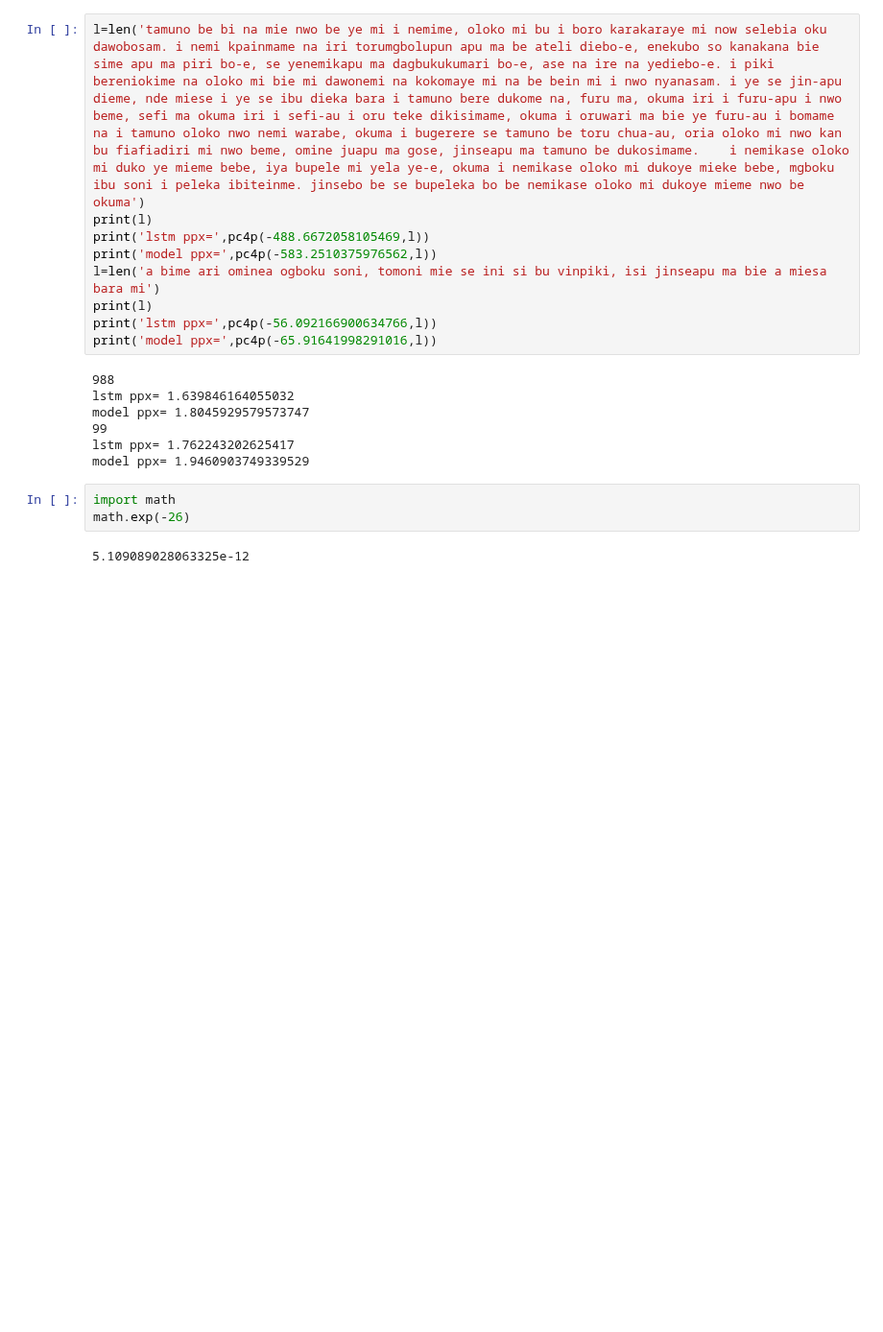
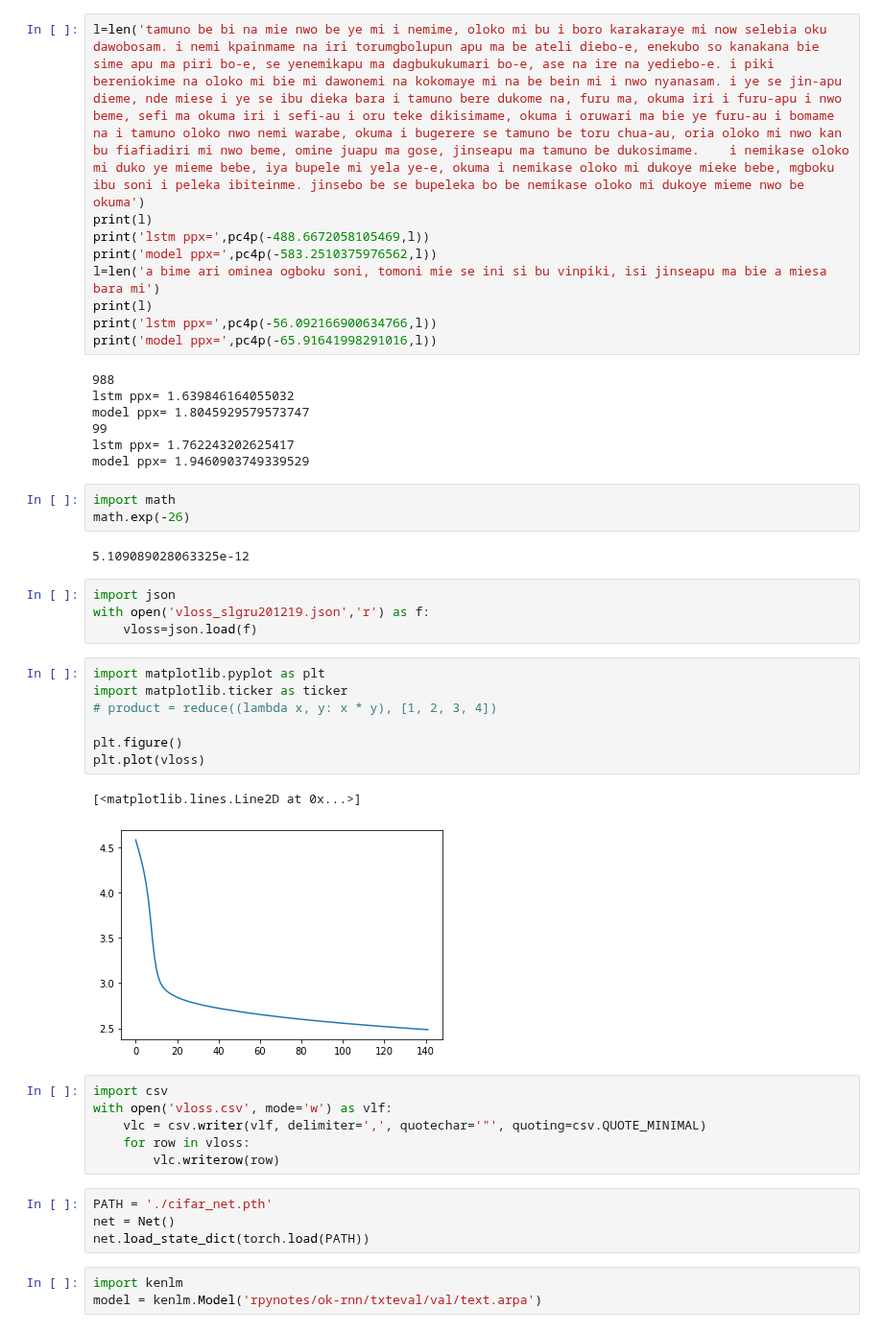
Before and after one commit to u1273400/rpynotes, a Jupyter notebook: ok-rnn/process_results.ipynb, the cells around one changed output. Shown at 96% size. Saved outputs shown, nothing was run; the diff lists cells and outputs as text; blank space fills up the shorter version.

```diff
--- a/ok-rnn/process_results.ipynb
+++ b/ok-rnn/process_results.ipynb
@@ -311,3 +311,30 @@ import math
 math.exp(-26)
 # %% [output]
 5.109089028063325e-12
+# %%
+import json
+with open('vloss_slgru201219.json','r') as f:
+    vloss=json.load(f)
+# %%
+import matplotlib.pyplot as plt
+import matplotlib.ticker as ticker
+# product = reduce((lambda x, y: x * y), [1, 2, 3, 4])
+
+plt.figure()
+plt.plot(vloss)
+# %% [output]
+[<matplotlib.lines.Line2D at 0x...>]
+[figure, added]
+# %%
+import csv
+with open('vloss.csv', mode='w') as vlf:
+    vlc = csv.writer(vlf, delimiter=',', quotechar='"', quoting=csv.QUOTE_MINIMAL)
+    for row in vloss:
+        vlc.writerow(row)
+# %%
+PATH = './cifar_net.pth'
+net = Net()
+net.load_state_dict(torch.load(PATH))
+# %%
+import kenlm
+model = kenlm.Model('rpynotes/ok-rnn/txteval/val/text.arpa')
```
Also changed, not shown: 8 other files.
